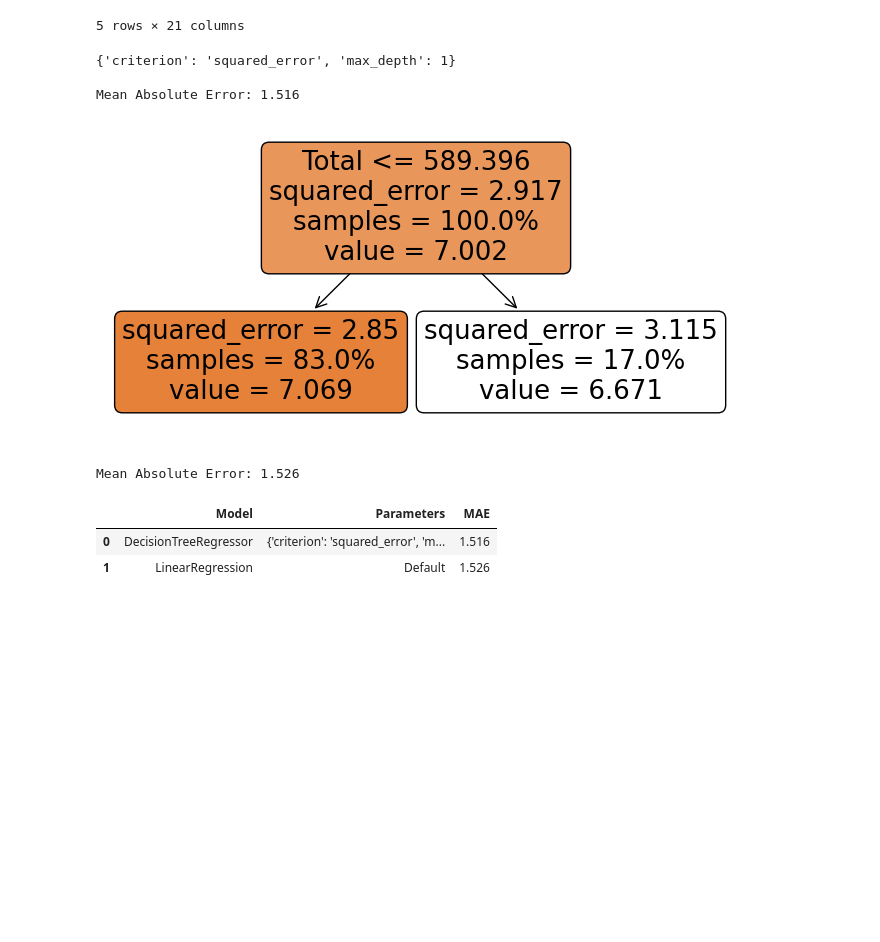
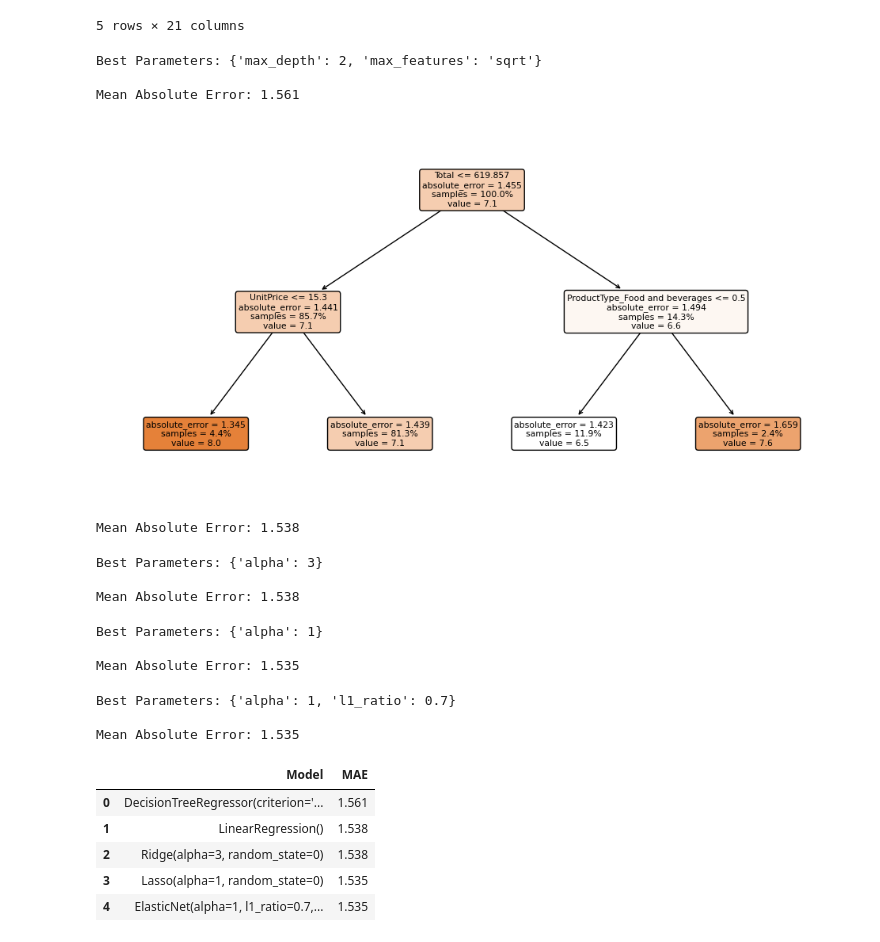
Before and after one commit to waitasecant/CMI-HW, a Jupyter notebook: DMML/Assignment 1/task2.ipynb, the cells around one changed output. Drawn from its saved outputs; the diff is of its cells as text; code cells hidden in the pictures; blank space fills up the shorter version.

```diff
--- a/DMML/Assignment 1/task2.ipynb
+++ b/DMML/Assignment 1/task2.ipynb
@@ -188,32 +183,32 @@ X_train, X_test, y_train, y_test = train_test_split(
 # %%
 # GridSearch Decision Tree Model
 
-reg1 = DecisionTreeRegressor(random_state = 1)
+reg1 = DecisionTreeRegressor(criterion='absolute_error', random_state = 0)
 params = {
-    'criterion':['squared_error', 'absolute_error', 'poisson'],
-    'max_depth':[1,2,3,4,5,6,7,8,9,10]
+    'max_depth':[2,3,4],
+    'max_features':['sqrt', 'log2']
 }
 newreg1 = GridSearchCV(reg1, params, cv=5, n_jobs=-1)
 newreg1.fit(X_train, y_train)
 y_pred = newreg1.predict(X_test)
 mae1 = round(mean_absolute_error(y_test, y_pred),3)
-print(newreg1.best_params_,'\n')
+print(f'Best Parameters: {newreg1.best_params_}\n')
 print(f'Mean Absolute Error: {mae1}\n')
 # %% [output]
-{'criterion': 'squared_error', 'max_depth': 1}
+Best Parameters: {'max_depth': 2, 'max_features': 'sqrt'}
 
-Mean Absolute Error: 1.516
+Mean Absolute Error: 1.561
 # %%
-fig = plt.figure(figsize=(8, 4))
+fig = plt.figure(figsize=(12, 6))
 _ = tree.plot_tree(
     newreg1.best_estimator_,
     feature_names=X_train.columns,
     filled=True,
     rounded=True,
     proportion=True,
 )
 # %% [output]
-[figure, old version]
+[figure, new version]
 # %%
 # Default Linear Regression Model
 
@@ -223,4 +218,4 @@ y_pred = reg2.predict(X_test)
 mae2 = round(mean_absolute_error(y_test, y_pred),3)
 print(f'Mean Absolute Error: {mae2}\n')
 # %% [output]
-Mean Absolute Error: 1.526
+Mean Absolute Error: 1.538
@@ -228,0 +222,49 @@ data2 = [['DecisionTreeRegressor', newreg1.best_params_, mae1],['LinearRegressio
+# %%
+reg3 = Ridge(random_state=0)
+
+params = {
+    'alpha':[0.5,1,1.5,2,2.5,3]
+}
+newreg3 = GridSearchCV(reg3, params, cv=5, n_jobs=-1)
+newreg3.fit(X_train, y_train)
+y_pred = newreg3.predict(X_test)
+mae3 = round(mean_absolute_error(y_test, y_pred),3)
+print(f'Best Parameters: {newreg3.best_params_}\n')
+print(f'Mean Absolute Error: {mae3}\n')
+# %% [output]
+Best Parameters: {'alpha': 3}
+
+Mean Absolute Error: 1.538
+# %%
+reg4 = Lasso(random_state=0)
+
+params = {
+    'alpha':[0.5,1,1.5,2,2.5,3]
+}
+newreg4 = GridSearchCV(reg4, params, cv=5, n_jobs=-1)
+newreg4.fit(X_train, y_train)
+y_pred = newreg4.predict(X_test)
+mae4 = round(mean_absolute_error(y_test, y_pred),3)
+print(f'Best Parameters: {newreg4.best_params_}\n')
+print(f'Mean Absolute Error: {mae4}\n')
+# %% [output]
+Best Parameters: {'alpha': 1}
+
+Mean Absolute Error: 1.535
+# %%
+reg5 = ElasticNet(random_state=0)
+
+params = {
+    'alpha':[0.5,1,1.5,2,2.5,3],
+    'l1_ratio':[0.1,0.2,0.3,0.4,0.5,0.6,0.7,0.8,0.9]
+}
+newreg5 = GridSearchCV(reg5, params, cv=5, n_jobs=-1)
+newreg5.fit(X_train, y_train)
+y_pred = newreg5.predict(X_test)
+mae5 = round(mean_absolute_error(y_test, y_pred),3)
+print(f'Best Parameters: {newreg5.best_params_}\n')
+print(f'Mean Absolute Error: {mae5}\n')
+# %% [output]
+Best Parameters: {'alpha': 1, 'l1_ratio': 0.7}
+
+Mean Absolute Error: 1.535
@@ -229,7 +277,10 @@ data2 = [['DecisionTreeRegressor', newreg1.best_params_, mae1],['LinearRegressio
 # %%
-report2 = pd.DataFrame(data2, columns= ['Model', 'Parameters', 'MAE'])
+report2 = pd.DataFrame(data2, columns= ['Model', 'MAE'])
 report2
 # %% [output]
-|  | Model | Parameters | MAE |
-| 0 | DecisionTreeRegressor | {'criterion': 'squared_error', 'm... | 1.516 |
-| 1 | LinearRegression | Default | 1.526 |
+|  | Model | MAE |
+| 0 | DecisionTreeRegressor(criterion='... | 1.561 |
+| 1 | LinearRegression() | 1.538 |
+| 2 | Ridge(alpha=3, random_state=0) | 1.538 |
+| 3 | Lasso(alpha=1, random_state=0) | 1.535 |
+| 4 | ElasticNet(alpha=1, l1_ratio=0.7,... | 1.535 |
```
Also changed, not shown: parts of 10 cells of this notebook, 2 other files.
